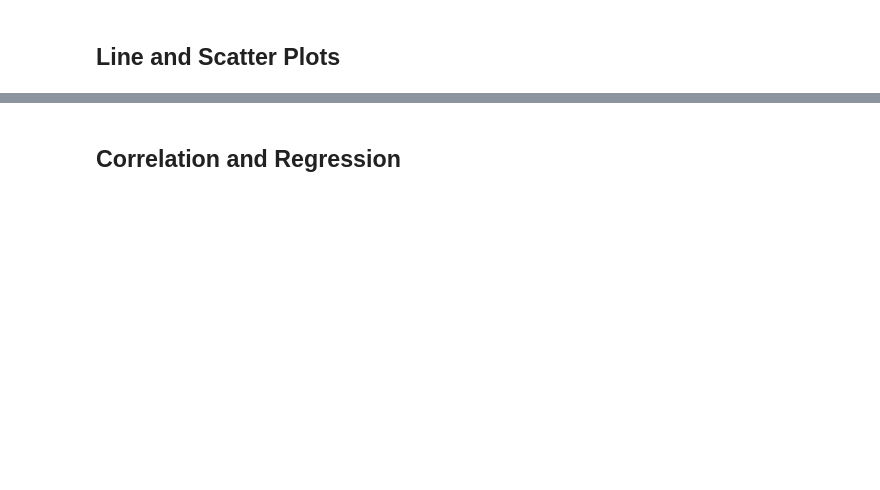
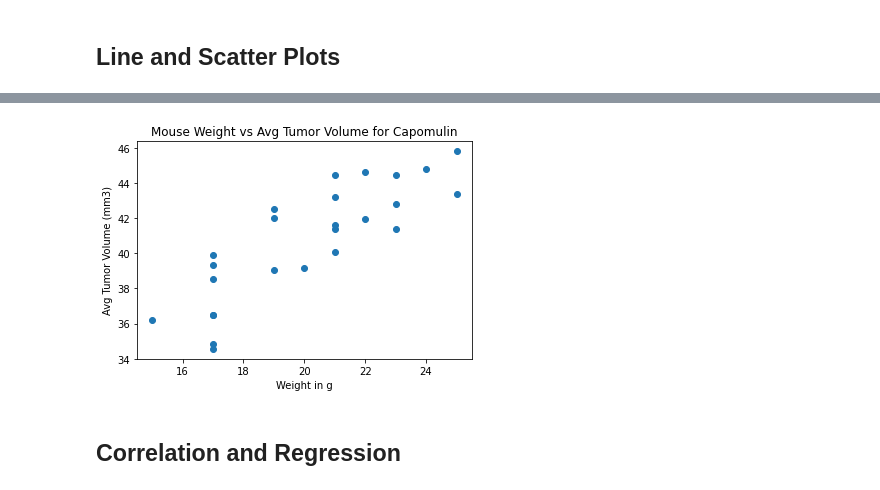
Before and after one commit to nstefanek/matplotlib, a Jupyter notebook: pymaceuticals_starter.ipynb, the cells around one changed output, grey strips where cells are left out. Cells and saved outputs as stored; diff of their text form; code cells hidden in the pictures; blank space fills up the shorter version.

```diff
--- a/pymaceuticals_starter.ipynb
+++ b/pymaceuticals_starter.ipynb
@@ -275,3 +305,41 @@ Potential outliers in Ceftamin: 0
+# %%
+# Generate a scatter plot of average tumor volume vs. mouse weight for the Capomulin regimen
+#find only capomulin data
+cap_df = clean_df.loc[clean_df["Drug Regimen"] == "Capomulin"]
+#cap_df
+
+#find average tumor volume
+cap_tumor_volume = pd.DataFrame(cap_df.groupby("Mouse ID") ["Tumor Volume (mm3)"].mean())
+cap_tumor_volume = cap_tumor_volume.rename(columns = {"Tumor Volume (mm3)" : "Avg Tumor Volume (mm3)"})
+#cap_tumor_volume
+
+#find weight
+cap_mouse_weight = cap_df[["Mouse ID", "Weight (g)"]]
+#cap_mouse_weight
+
+#merge data frames
+merged_cap_data = pd.merge(cap_tumor_volume, cap_mouse_weight, on = "Mouse ID", how = "inner")
+#merged_cap_data
+
+#drop duplicates
+final_merged_cap_data = merged_cap_data[["Mouse ID", "Weight (g)", "Avg Tumor Volume (mm3)"]].drop_duplicates()
+#final_merged_cap_data
+
+#set axis
+x_axis = final_merged_cap_data["Weight (g)"]
+y_axis = final_merged_cap_data["Avg Tumor Volume (mm3)"]
+
+#create plot
+plt.scatter(x_axis, y_axis)
+
+#labels
+plt.title("Mouse Weight vs Avg Tumor Volume for Capomulin")
+plt.xlabel("Weight in g")
+plt.ylabel("Avg Tumor Volume (mm3)")
+
+plt.show()
+# %% [output]
+[figure, added]
 # %% [markdown]
 ## Correlation and Regression
 # %%
```
Also changed, not shown: parts of 5 cells of this notebook, 1 other file.
